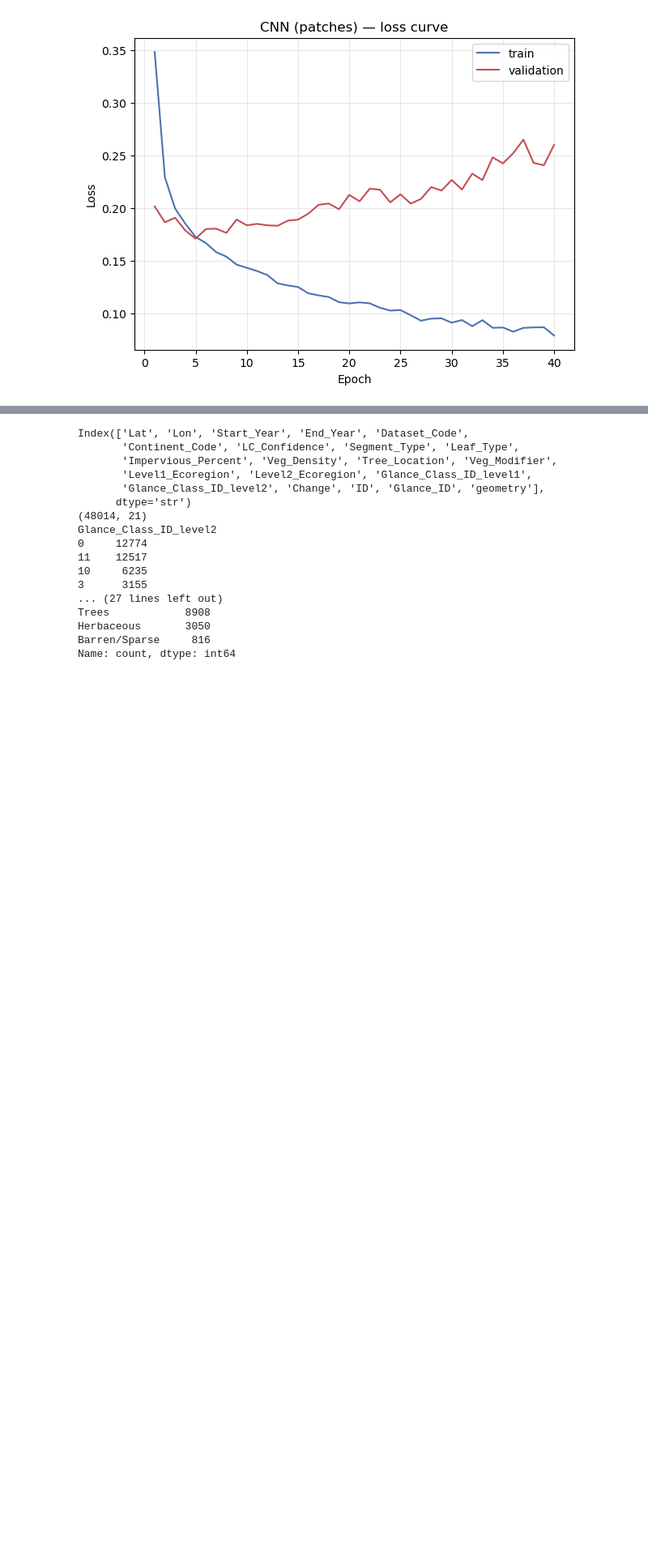
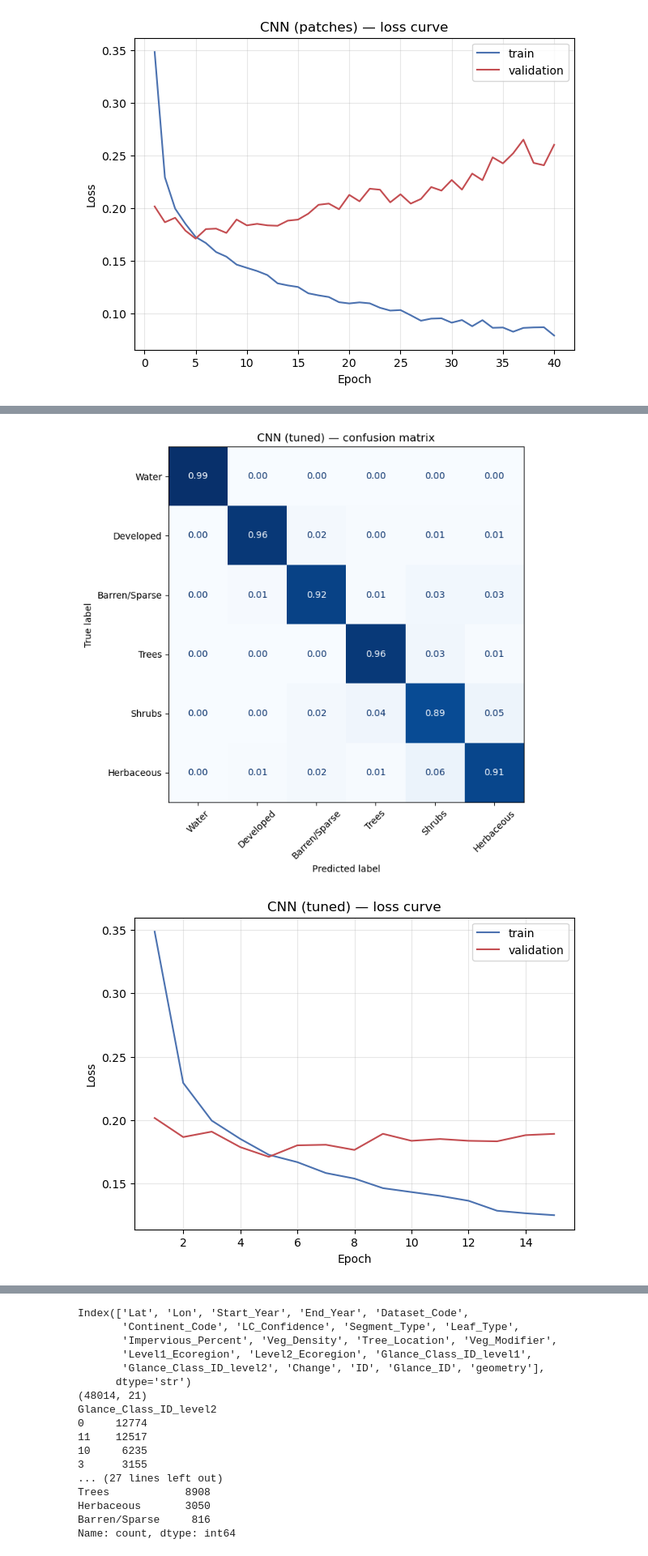
Before and after one commit to k-wheeler/PNW_LULC, a Jupyter notebook: Main.ipynb, the cells around one changed output, grey strips where cells are left out. Shown at 81% size. Saved outputs shown, nothing was run; the diff lists cells and outputs as text; code cells hidden in the pictures; blank space fills up the shorter version.

```diff
--- a/Main.ipynb
+++ b/Main.ipynb
@@ -525,3 +592,42 @@ Macro F1         : 0.925
 <Axes: title={'center': 'CNN (patches) — loss curve'}, xlabel='Epoch', ylabel='Loss'>
 [figure]
 [figure]
+# %%
+#CNN (tuned — early stopping)
+# ── Variant filename and extension ────────────────────────────────────────────
+filename_ext = "_tuned"
+filename = f'CNN_model{filename_ext}.joblib'
+
+# Glance_ID groups (aligned to x_train / patch rows) for the grouped val split to early-stop on.
+groups_train = expanded_Glance_Class1_Clean.loc[x_train.index, "Glance_ID"]
+
+# ── Fit or load model ─────────────────────────────────────────────────────────
+# High epoch cap + early stopping: training stops when val loss stops improving
+# and the best-epoch weights are restored (see model.best_epoch_).
+if refit_models or not os.path.exists(os.path.join(MODEL_DIR, filename)):
+    mdl, training_time_sec = fit_cnn(X_train_patch, y_train, groups=groups_train,
+                                     early_stopping_rounds=10, epochs=200, verbose=True)
+    joblib.dump(mdl, os.path.join(MODEL_DIR, filename))
+    print(f'Model saved to {MODEL_DIR}/{filename}')
+    with open(os.path.join(MODEL_DIR, f'CNN_training_time{filename_ext}.txt'), 'w') as f:
+        f.write(f'{training_time_sec:.2f} seconds\n')
+else:
+    mdl = joblib.load(os.path.join(MODEL_DIR, filename))
+    with open(os.path.join(MODEL_DIR, f'CNN_training_time{filename_ext}.txt')) as f:
+        training_time_sec = float(f.read().split()[0])
+
+# ── Evaluate ──────────────────────────────────────────────────────────────────
+print(f'Training time: {training_time_sec:.2f} seconds')
+best_epoch = getattr(mdl, 'best_epoch_', None)
+if best_epoch is not None:
+    print(f'Early stopping restored best epoch {best_epoch + 1}')
+cnn_tuned_metrics = evaluate_model(
+    mdl, X_test_patch, y_test, class_map=class1_dict,
+    title='CNN (tuned) — confusion matrix',
+    save_path=os.path.join(MODEL_DIR, f'CNN_confusion{filename_ext}.png'))
+
+# ── Overfitting diagnostic: train vs val loss per epoch (stops near best epoch) ─
+plot_training_curve(
+    getattr(mdl, 'history_', None), title='CNN (tuned) — loss curve',
+    save_path=os.path.join(MODEL_DIR, f'CNN_losscurve{filename_ext}.png'))
+# %% [output]
@@ -528,3 +652,5 @@ Macro F1         : 0.925
+[figure, added]
+[figure, added]
 # %%
 #Compare Models
 # Load the already-fitted models and their recorded training times from disk
```
Also changed, not shown: parts of 5 cells of this notebook, 3 other files.
